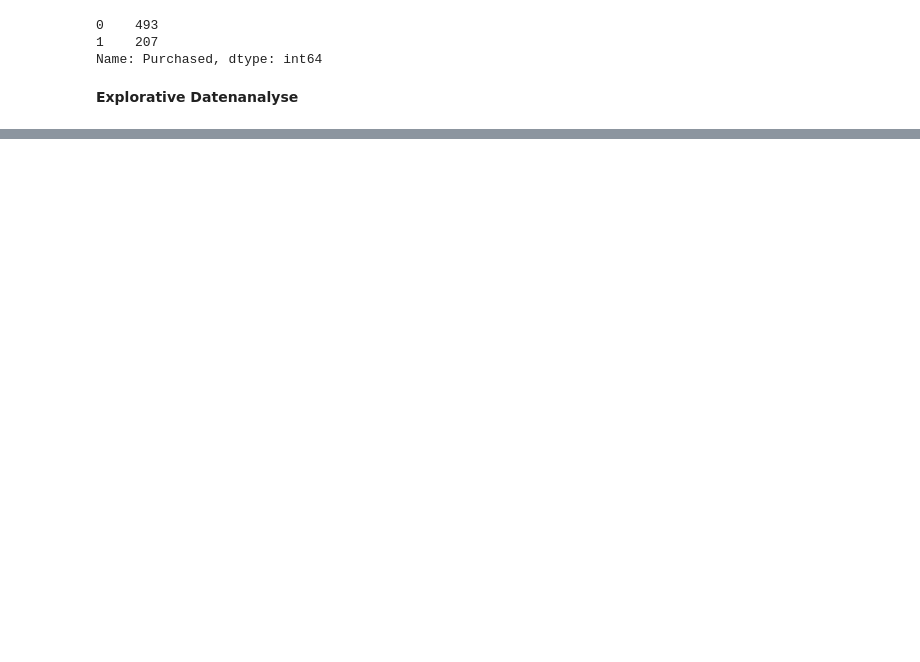
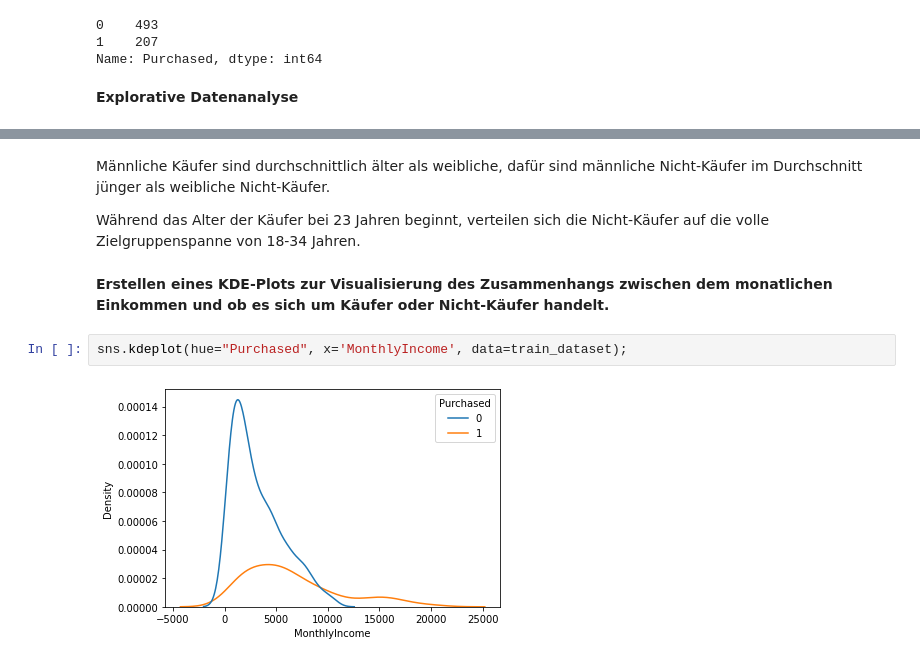
Before and after one commit to Aaron-David-HdM/Applied-Data-Analytics, a Jupyter notebook: UseCase_3/Durchfuehrung der Klassifikationsanalyse.ipynb, the cells around one changed output, grey strips where cells are left out. Drawn from its saved outputs; the diff is of its cells as text; blank space fills up the shorter version.

```diff
--- a/UseCase_3/Durchfuehrung der Klassifikationsanalyse.ipynb
+++ b/UseCase_3/Durchfuehrung der Klassifikationsanalyse.ipynb
@@ -124,0 +142,10 @@ sns.heatmap(corr, mask=mask, cmap=cmap, annot=True, square=True, annot_kws={"siz
+# %% [markdown]
+Männliche Käufer sind durchschnittlich älter als weibliche, dafür sind männliche Nicht-Käufer im Durchschnitt jünger als weibliche Nicht-Käufer.
+
+Während das Alter der Käufer bei 23 Jahren beginnt, verteilen sich die Nicht-Käufer auf die volle Zielgruppenspanne von 18-34 Jahren.
+# %% [markdown]
+**Erstellen eines KDE-Plots zur Visualisierung des Zusammenhangs zwischen dem monatlichen Einkommen und ob es sich um Käufer oder Nicht-Käufer handelt.**
+# %%
+sns.kdeplot(hue="Purchased", x='MonthlyIncome', data=train_dataset);
+# %% [output]
+[figure, added]
```
Also changed, not shown: parts of 36 cells of this notebook.
